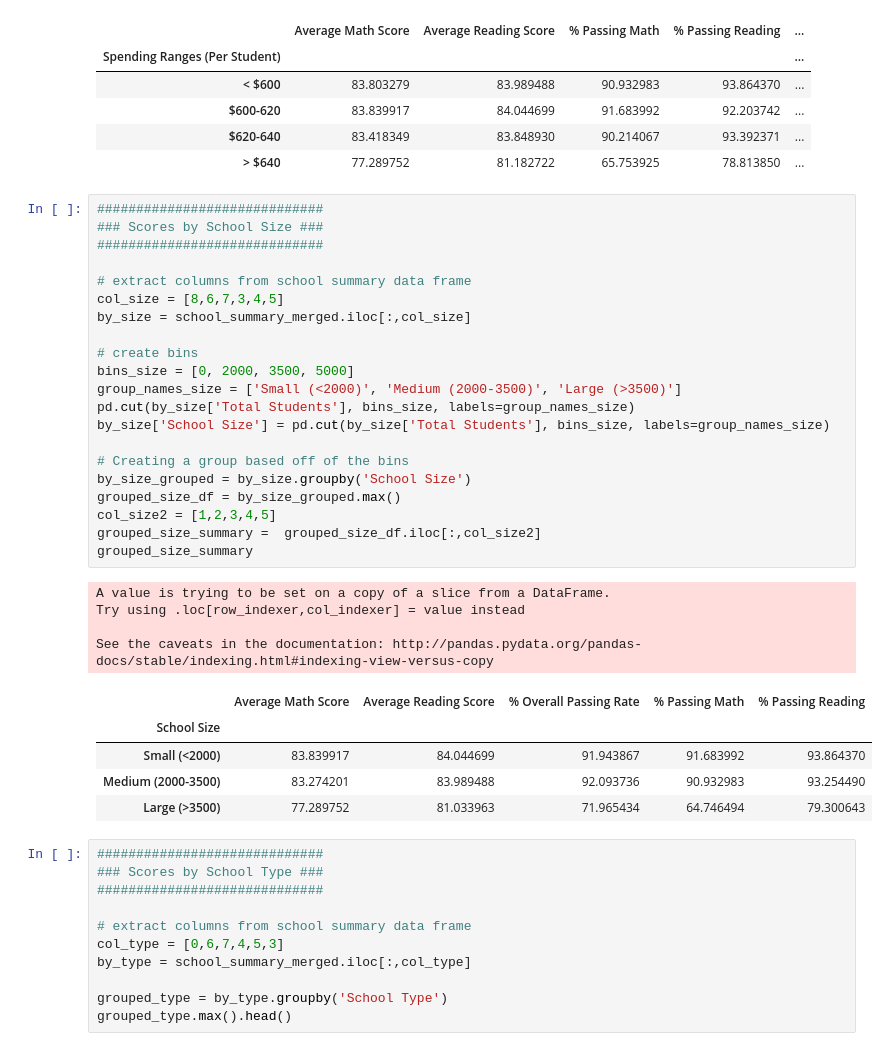
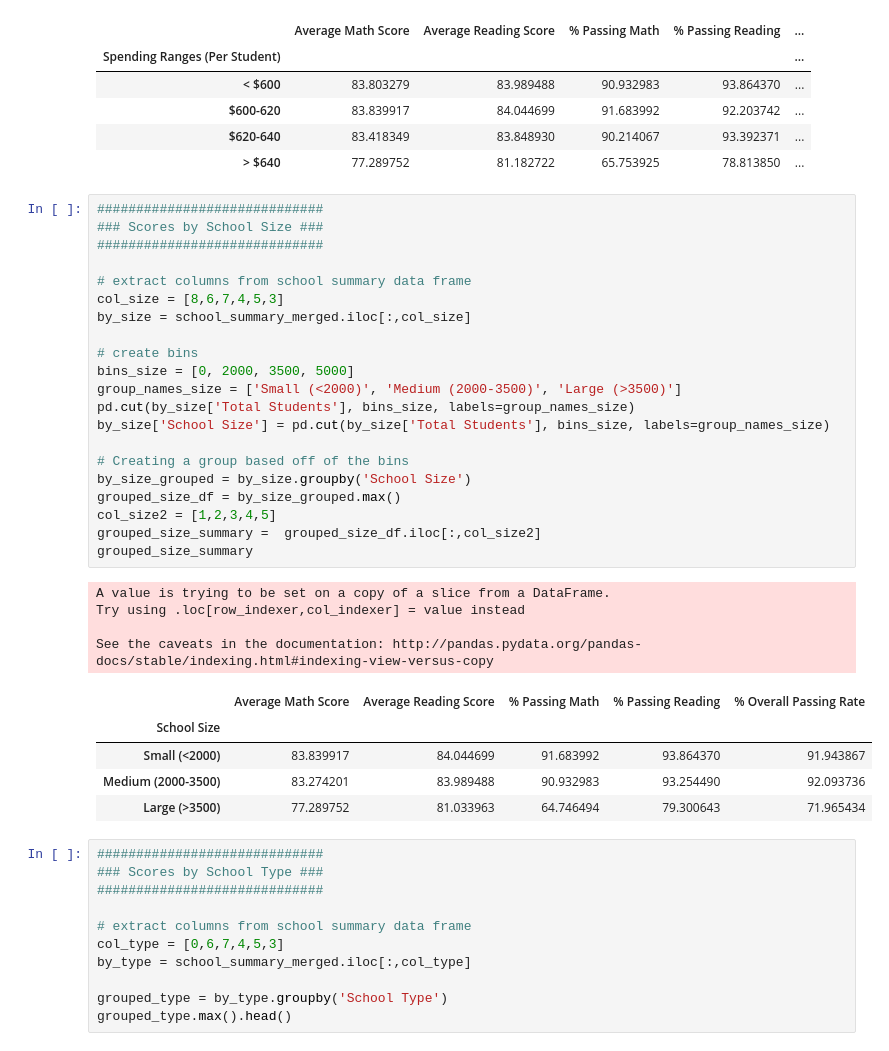
Before and after one commit to aizzakatrina/Academy_of_Py, a Jupyter notebook: main.ipynb, the cells around one changed output. Drawn from its saved outputs; the diff is of its cells as text.

```diff
--- a/main.ipynb
+++ b/main.ipynb
@@ -299,34 +299,34 @@ See the caveats in the documentation: http://pandas.pydata.org/pandas-docs/stabl
 # %%
 #############################
 ### Scores by School Size ###
 #############################
 
 # extract columns from school summary data frame
-col_size = [8,6,7,3,4,5]
+col_size = [8,6,7,4,5,3]
 by_size = school_summary_merged.iloc[:,col_size]
 
 # create bins
 bins_size = [0, 2000, 3500, 5000]
 group_names_size = ['Small (<2000)', 'Medium (2000-3500)', 'Large (>3500)']
 pd.cut(by_size['Total Students'], bins_size, labels=group_names_size)
 by_size['School Size'] = pd.cut(by_size['Total Students'], bins_size, labels=group_names_size)
 
 # Creating a group based off of the bins
 by_size_grouped = by_size.groupby('School Size')
 grouped_size_df = by_size_grouped.max()
 col_size2 = [1,2,3,4,5]
 grouped_size_summary =  grouped_size_df.iloc[:,col_size2]
 grouped_size_summary
 # %% [output]
 A value is trying to be set on a copy of a slice from a DataFrame.
 Try using .loc[row_indexer,col_indexer] = value instead
 
 See the caveats in the documentation: http://pandas.pydata.org/pandas-docs/stable/indexing.html#indexing-view-versus-copy
-|  | Average Math Score | Average Reading Score | % Overall Passing Rate | % Passing Math | % Passing Reading |
+|  | Average Math Score | Average Reading Score | % Passing Math | % Passing Reading | % Overall Passing Rate |
 | School Size |  |  |  |  |  |
-| Small (<2000) | 83.839917 | 84.044699 | 91.943867 | 91.683992 | 93.864370 |
-| Medium (2000-3500) | 83.274201 | 83.989488 | 92.093736 | 90.932983 | 93.254490 |
-| Large (>3500) | 77.289752 | 81.033963 | 71.965434 | 64.746494 | 79.300643 |
+| Small (<2000) | 83.839917 | 84.044699 | 91.683992 | 93.864370 | 91.943867 |
+| Medium (2000-3500) | 83.274201 | 83.989488 | 90.932983 | 93.254490 | 92.093736 |
+| Large (>3500) | 77.289752 | 81.033963 | 64.746494 | 79.300643 | 71.965434 |
 # %%
 #############################
 ### Scores by School Type ###
```
